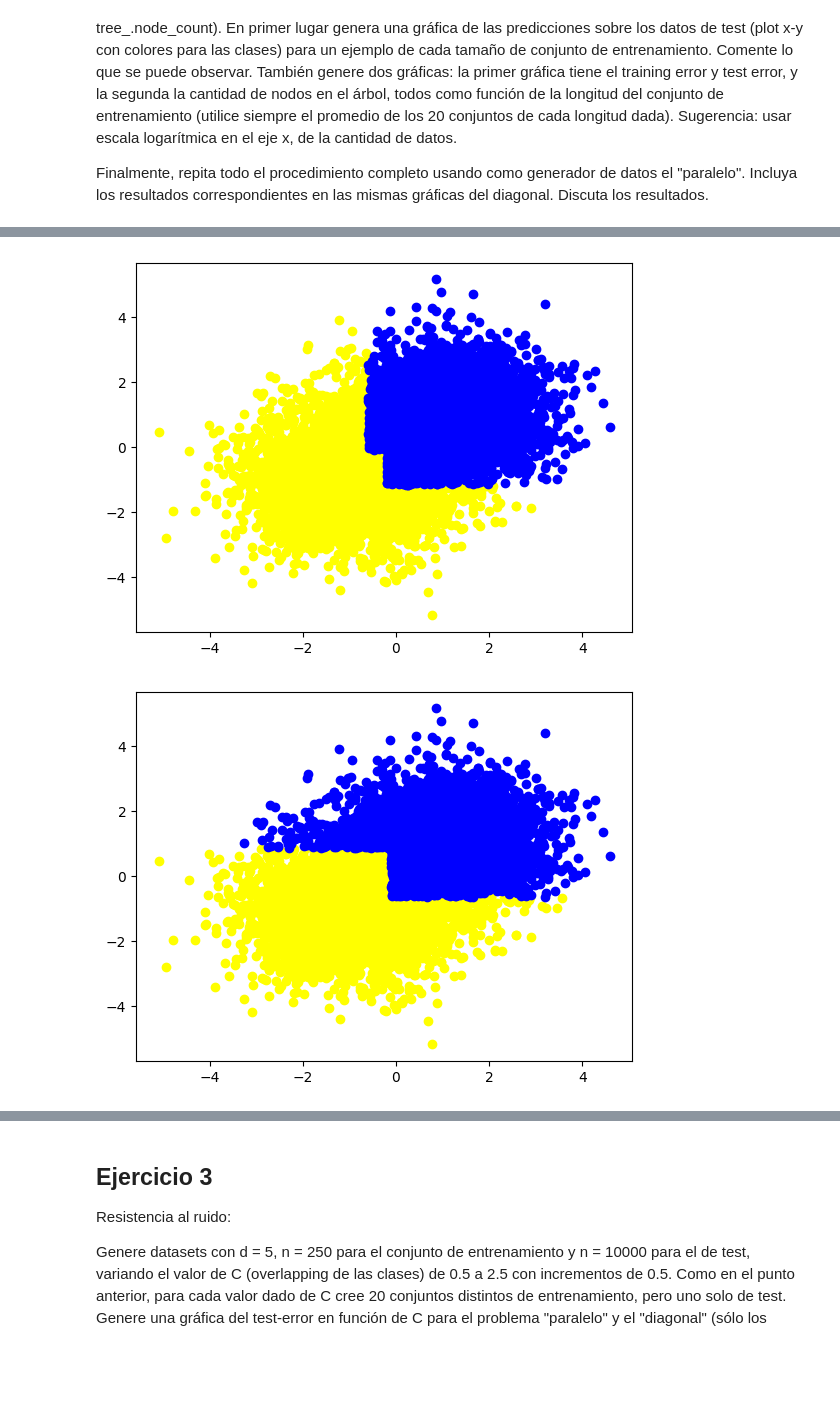
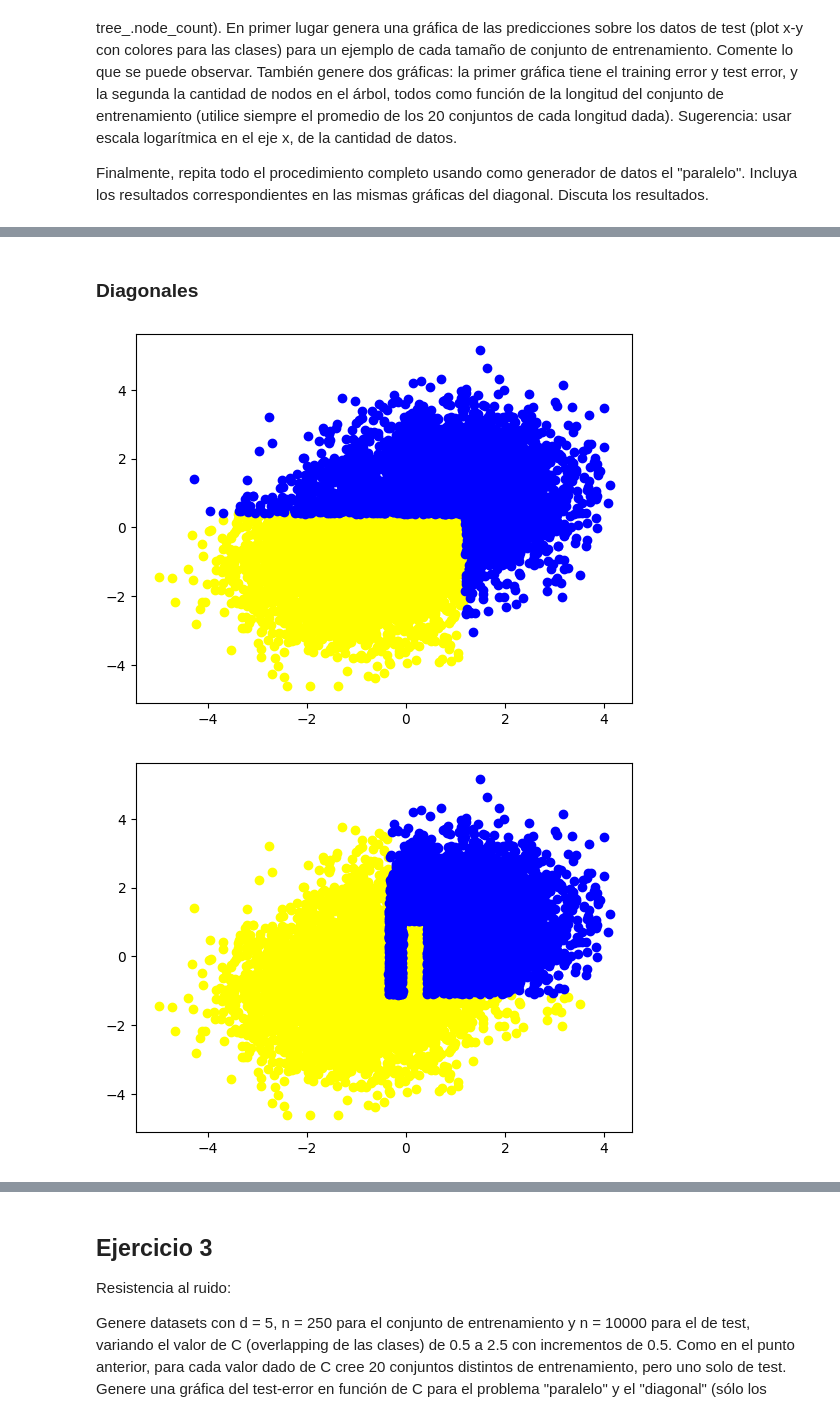
Before and after one commit to Martin-Binner/IA, a Jupyter notebook: ML/IIA24_ML_Generacion.ipynb, the cells around one changed output, grey strips where cells are left out. Cells and saved outputs as stored; diff of their text form; code cells hidden in the pictures; blank space fills up the shorter version.

```diff
--- a/ML/IIA24_ML_Generacion.ipynb
+++ b/ML/IIA24_ML_Generacion.ipynb
@@ -254,8 +254,9 @@ def toTreeClassifier(s):
     Xinput_train, Xinput_test, youtput_train, youtput_test = train_test_split(Xinput, youtput, random_state=0)
     clf1 = DecisionTreeClassifier(criterion="entropy",min_impurity_decrease=0.002,random_state=0,min_samples_leaf=5)
     clf1.fit(Xinput_train, youtput_train)
-    plot_tree(clf1)
-    return (Xinput_train, youtput_train), clf1
+    return (Xinput_test, youtput_test), clf1
 
 sets =[espirales(i) for i in [150,600,3000]]
 _,tree150 = toTreeClassifier(sets[0])
+_, tree600 = toTreeClassifier(sets[1])
+_, tree3000 = toTreeClassifier(sets[2])
@@ -351,8 +336,14 @@ for n in nValues:
+# %% [markdown]
+### Diagonales
+# %%
+nValues = [125, 250, 500, 1000, 2000, 4000]
+countSets = 20
+nDiag, nDiagErr, testDiag = generatorDataTree(diagonales, nValues, countSets)
 # %%
 for n in nValues:
-    (_,trees) = nDF[n]
-    plotTest = comparationDataFrame(Xtest, trees[19])
+    (_,trees) = nDiag[n]
+    plotTest = comparationDataFrame(np.array(testDiag['input'].tolist()), trees[0])
     printData(plotTest)
 # %% [output]
-[figure, old version]
+[figure, new version]
-[figure, old version]
+[figure, new version]
```
Also changed, not shown: parts of 24 cells of this notebook.
